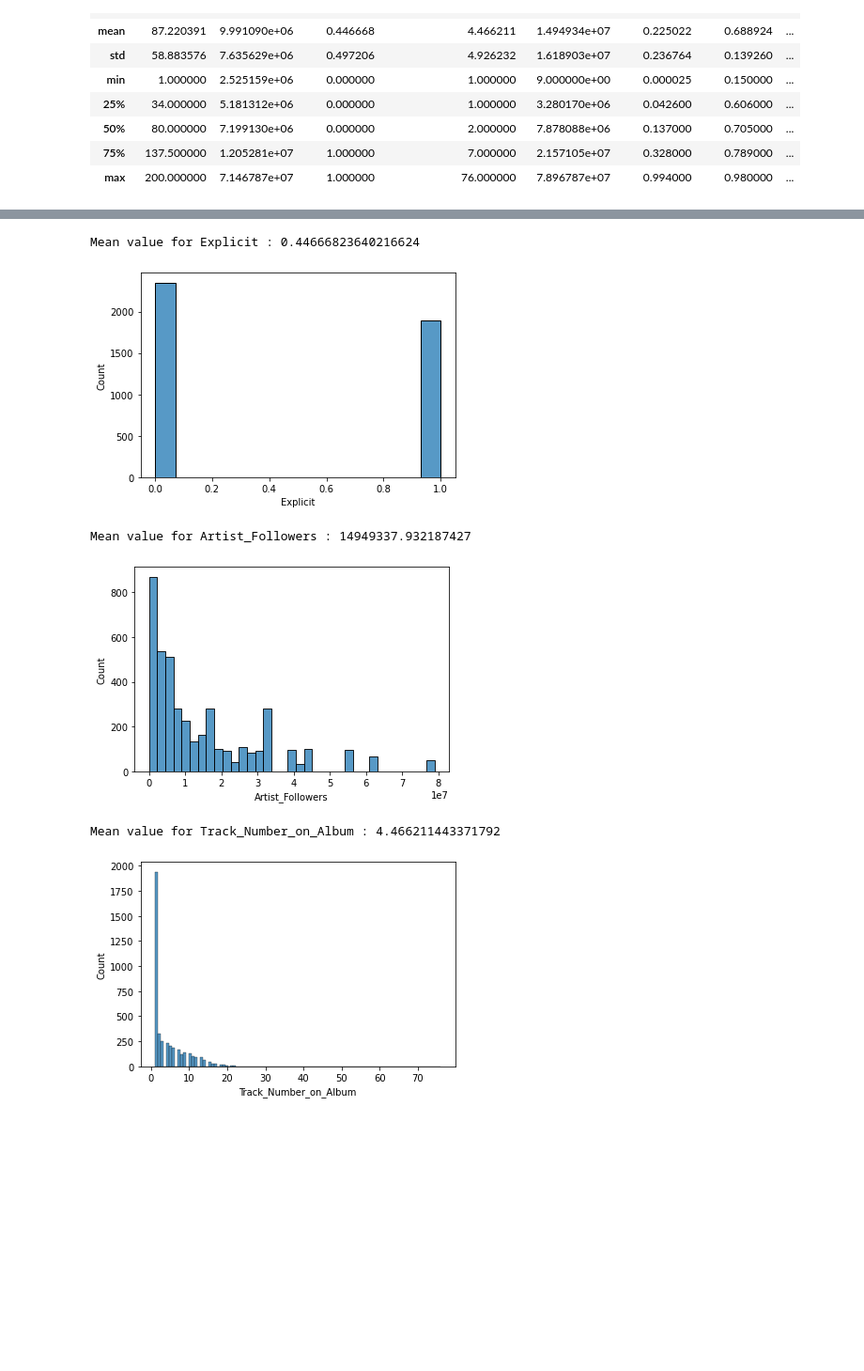
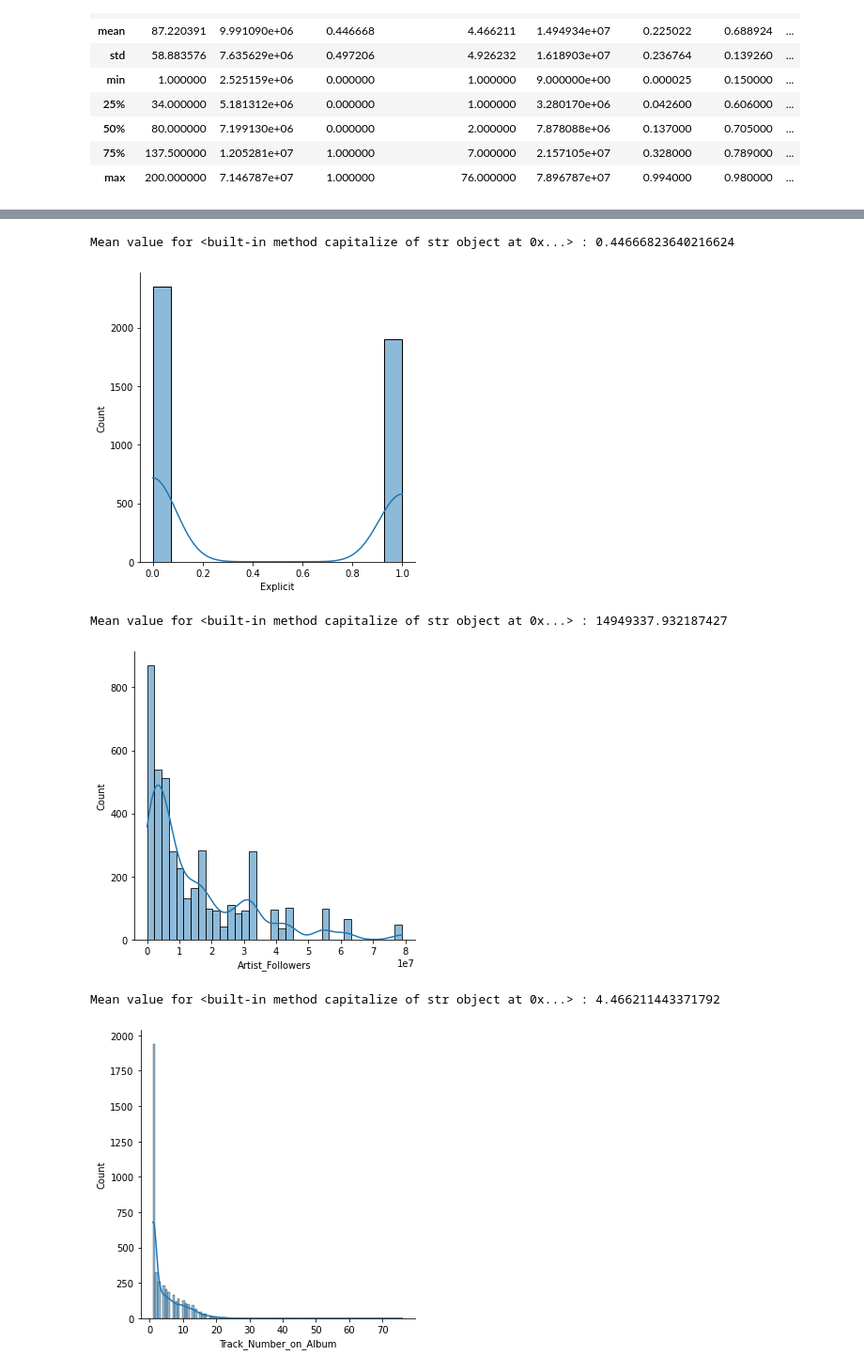
Before and after one commit to arora-ansh/HitPredictor-ML-Project, a Jupyter notebook: eda.ipynb, the cells around one changed output, grey strips where cells are left out. Shown at 94% size. Cells and saved outputs as stored; diff of their text form; code cells hidden in the pictures; blank space fills up the shorter version.

Commit message:
plots

```diff
--- a/eda.ipynb
+++ b/eda.ipynb
@@ -21,7 +21,7 @@ data.describe()
 | 75% | 137.500000 | 1.205281e+07 | 1.000000 | 7.000000 | 2.157105e+07 | 0.328000 | 0.789000 | ... |
 | max | 200.000000 | 7.146787e+07 | 1.000000 | 76.000000 | 7.896787e+07 | 0.994000 | 0.980000 | ... |
 # %%
-features = ['Explicit','Artist_Followers','Track_Number_on_Album','acousticness','danceability','energy','instrumentalness','liveness','loudness','speechiness','tempo','mode','key','valence']
+features = ['Explicit','Artist_Followers','Track_Number_on_Album','acousticness','danceability','energy','liveness','loudness','speechiness','tempo','mode','key','valence']
 label = ['Rank']
 # %%
 f,ax = plt.subplots(figsize=(18, 18))
@@ -32,13 +32,13 @@ sns.heatmap(data[features].corr(), annot=True, linewidths=.5, fmt= '.1f',ax=ax)
 # %%
-
 for f in features:
-    print(f"Mean value for {f} :", data[f].mean())
-    sns.histplot(data[f])
+    print(f"Mean value for {f.capitalize} :", data[f].mean())
+    sns.displot(data[f], kde=True)
+    plt.savefig(f'plots/{f}.png')
     plt.show()
 # %% [output]
-Mean value for Explicit : 0.44666823640216624
+Mean value for <built-in method capitalize of str object at 0x...> : 0.44666823640216624
-[figure, old version]
+[figure, new version]
-Mean value for Artist_Followers : 14949337.932187427
+Mean value for <built-in method capitalize of str object at 0x...> : 14949337.932187427
-[figure, old version]
+[figure, new version]
-Mean value for Track_Number_on_Album : 4.466211443371792
+Mean value for <built-in method capitalize of str object at 0x...> : 4.466211443371792
-[figure, old version]
+[figure, new version]
```
Also changed, not shown: parts of 2 cells of this notebook, 15 other files.
